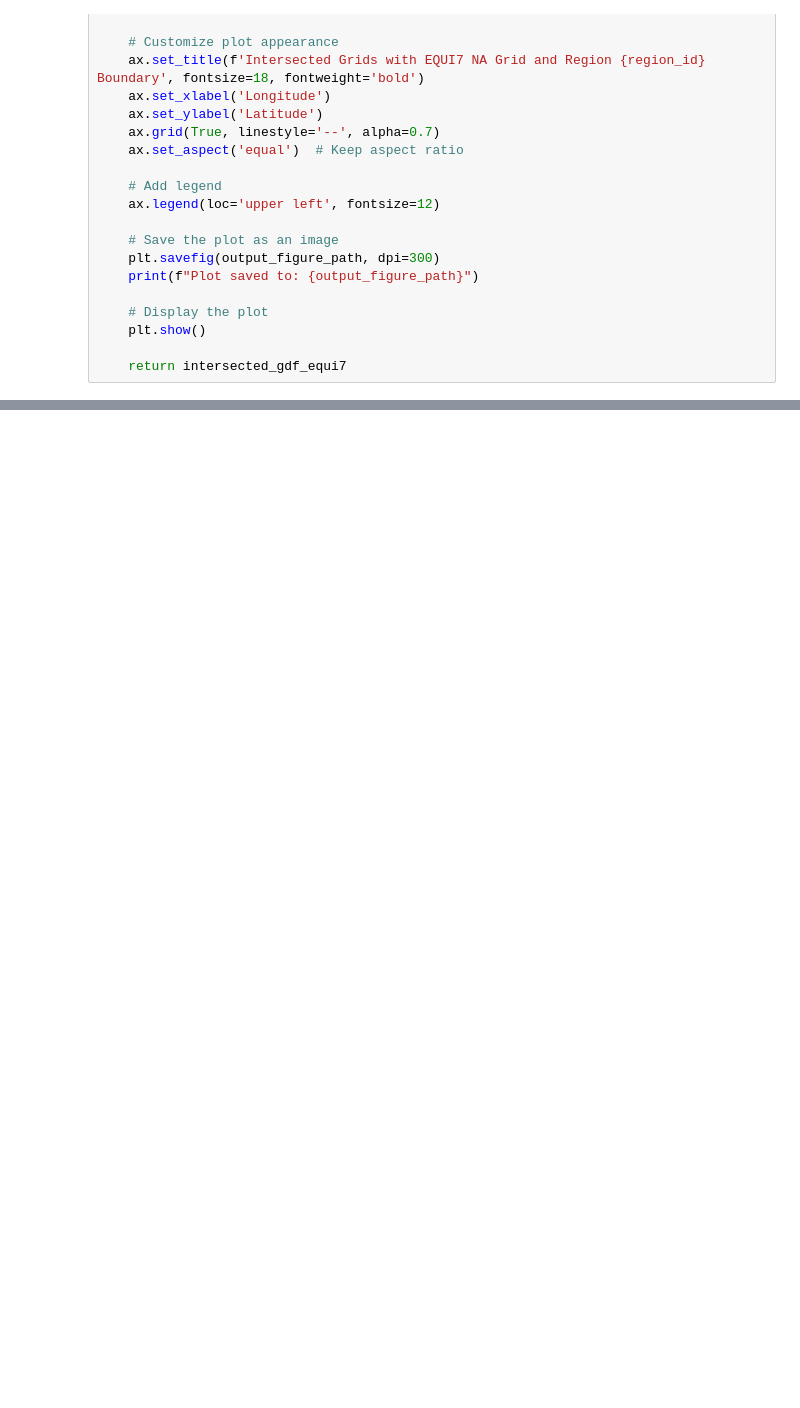
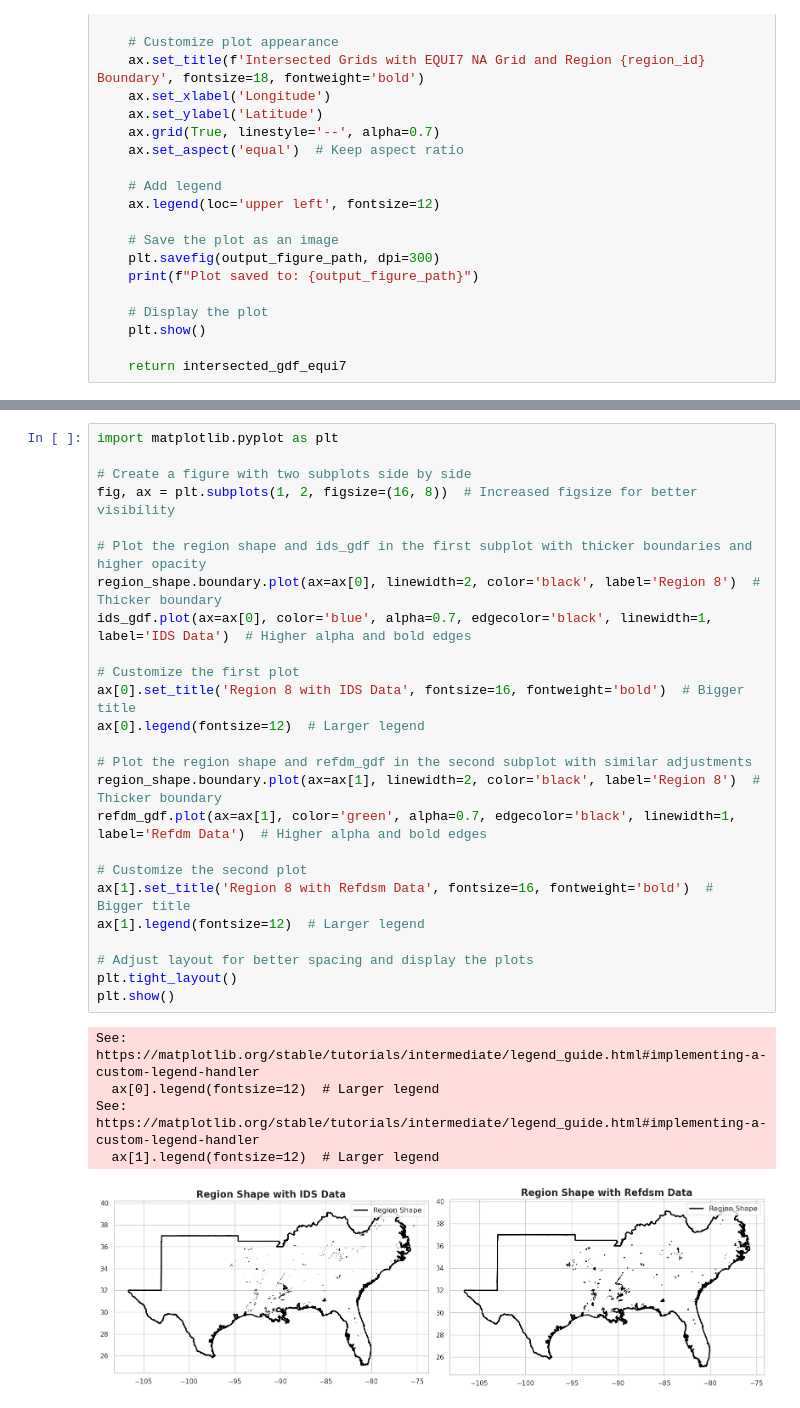
Before and after one commit to Franziska279/ForExD-WP1-P1, a Jupyter notebook: src/04_grid_creation.ipynb, the cells around one changed output, grey strips where cells are left out. Drawn from its saved outputs; the diff is of its cells as text; blank space fills up the shorter version.

```diff
--- a/src/04_grid_creation.ipynb
+++ b/src/04_grid_creation.ipynb
@@ -349,0 +289,31 @@ refdm_gdf
+# %%
+import matplotlib.pyplot as plt
+
+# Create a figure with two subplots side by side
+fig, ax = plt.subplots(1, 2, figsize=(16, 8))  # Increased figsize for better visibility
+
+# Plot the region shape and ids_gdf in the first subplot with thicker boundaries and higher opacity
+region_shape.boundary.plot(ax=ax[0], linewidth=2, color='black', label='Region 8')  # Thicker boundary
+ids_gdf.plot(ax=ax[0], color='blue', alpha=0.7, edgecolor='black', linewidth=1, label='IDS Data')  # Higher alpha and bold edges
+
+# Customize the first plot
+ax[0].set_title('Region 8 with IDS Data', fontsize=16, fontweight='bold')  # Bigger title
+ax[0].legend(fontsize=12)  # Larger legend
+
+# Plot the region shape and refdm_gdf in the second subplot with similar adjustments
+region_shape.boundary.plot(ax=ax[1], linewidth=2, color='black', label='Region 8')  # Thicker boundary
+refdm_gdf.plot(ax=ax[1], color='green', alpha=0.7, edgecolor='black', linewidth=1, label='Refdm Data')  # Higher alpha and bold edges
+
+# Customize the second plot
+ax[1].set_title('Region 8 with Refdsm Data', fontsize=16, fontweight='bold')  # Bigger title
+ax[1].legend(fontsize=12)  # Larger legend
+
+# Adjust layout for better spacing and display the plots
+plt.tight_layout()
+plt.show()
+# %% [output]
+See: https://matplotlib.org/stable/tutorials/intermediate/legend_guide.html#implementing-a-custom-legend-handler
+  ax[0].legend(fontsize=12)  # Larger legend
+See: https://matplotlib.org/stable/tutorials/intermediate/legend_guide.html#implementing-a-custom-legend-handler
+  ax[1].legend(fontsize=12)  # Larger legend
+[figure, added]
```
Also changed, not shown: parts of 26 cells of this notebook, 1 other file.
